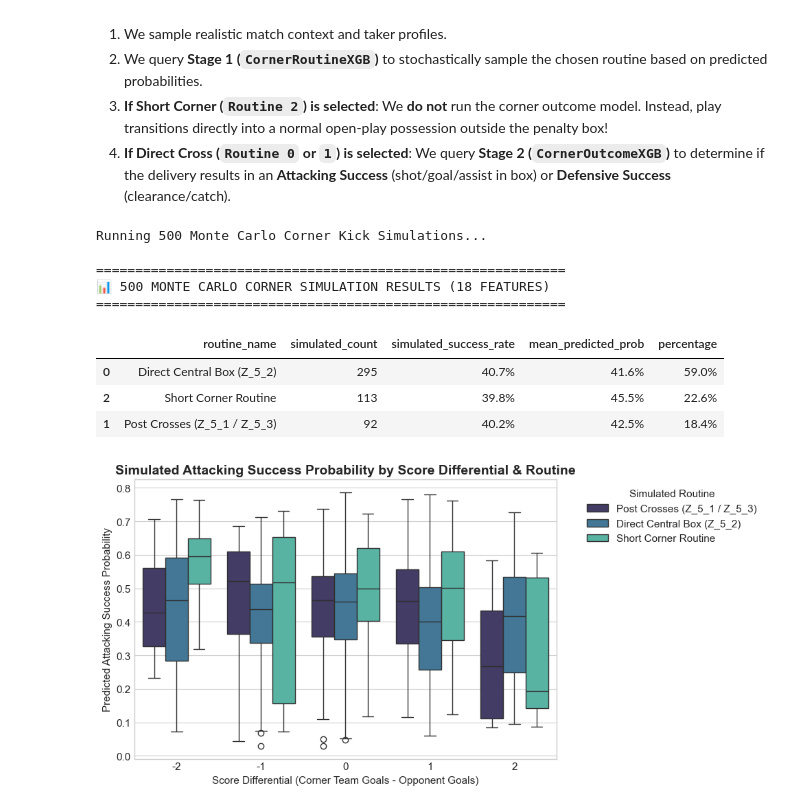
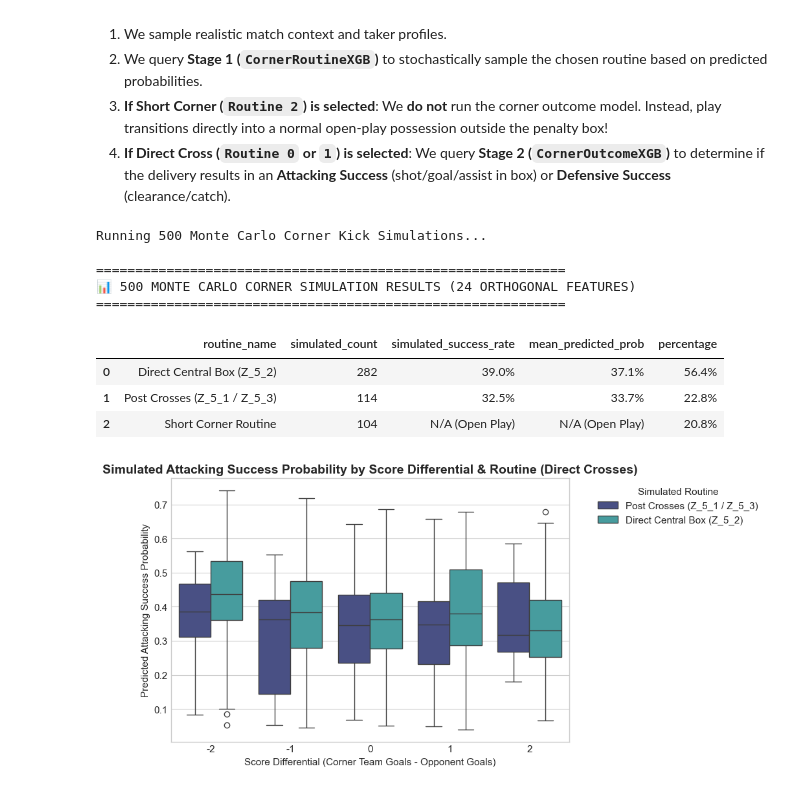
Before and after one commit to paulot/soccer-predictions, a Jupyter notebook: experiments/corner_modeling.ipynb, the cells around one changed output. Cells and saved outputs as stored; diff of their text form; code cells hidden in the pictures.

Commit message:
feat: add routine-based lag and historical rate features to corner prediction model

```diff
--- a/experiments/corner_modeling.ipynb
+++ b/experiments/corner_modeling.ipynb
@@ -38,15 +38,21 @@ plt.rcParams["axes.titleweight"] = "bold"
 
 print("✅ Setup complete. Loading Corner Training Data...")
 
-# Extract / Load Corner Training Data
+# Extract / Load Corner Training Data (Production Mode - All Available Data)
 data_path = "data/corners_training_data_production.csv"
+need_extract = False
 if not os.path.exists(data_path):
-    data_path = "data/corners_training_data_production.csv"
-if not os.path.exists(data_path):
-    print("Extracting corner features from raw StatsBomb events...")
-    df_corners = extract_corner_features(mode="iteration")
+    need_extract = True
 else:
     df_corners = pd.read_csv(data_path)
+    # Check if all required sequence features are present in the loaded dataset
+    if not all(col in df_corners.columns for col in ["routine_lag_1", "hist_rate_routine_0", "consecutive_same_routine"]):
+        print("⚠️ Existing training CSV is missing newly engineered sequence features. Re-extracting...")
+        need_extract = True
+
+if need_extract:
+    print("Extracting updated corner features from raw StatsBomb events (Production Mode)...")
+    df_corners = extract_corner_features(mode="production")
 
 print(f"Total Corner Kick Records Loaded: {len(df_corners)}")
 
@@ -169,12 +179,18 @@ feature_cols = [
     "opp_gk_save_ratio",
     "opp_def_rate",
     "under_pressure",
-    "prev_corner_routine_in_match",
     "corner_cluster_density",
     "aerial_height_advantage",
     "goalkeeper_line_command",
     "taker_corner_assist_rate",
-    "delivery_curve_match",
+    "routine_lag_1",
+    "routine_lag_2",
+    "routine_lag_3",
+    "routine_lag_4",
+    "routine_lag_5",
+    "hist_rate_routine_0",
+    "hist_rate_routine_2",
+    "consecutive_same_routine",
 ]
 
 X = df_corners[feature_cols].fillna(0.0)
@@ -406,12 +422,18 @@ sim_X = pd.DataFrame({
     "opp_gk_save_ratio": np.random.normal(0.72, 0.08, size=n_sims).clip(0.45, 0.95),
     "opp_def_rate": np.random.normal(0.15, 0.05, size=n_sims).clip(0.05, 0.40),
     "under_pressure": np.random.choice([0, 1], size=n_sims, p=[0.7, 0.3]),
-    "prev_corner_routine_in_match": np.random.choice([-1, 0, 1, 2], size=n_sims, p=[0.3, 0.4, 0.2, 0.1]),
     "corner_cluster_density": np.random.choice([0, 1, 2, 3], size=n_sims, p=[0.5, 0.3, 0.15, 0.05]),
     "aerial_height_advantage": np.random.normal(0.0, 0.08, size=n_sims).clip(-0.25, 0.25),
     "goalkeeper_line_command": np.random.normal(0.70, 0.10, size=n_sims).clip(0.30, 0.95),
     "taker_corner_assist_rate": np.random.normal(0.12, 0.05, size=n_sims).clip(0.0, 0.35),
-    "delivery_curve_match": np.random.choice([0, 1], size=n_sims, p=[0.4, 0.6]),
+    "routine_lag_1": np.random.choice([-1, 0, 1, 2], size=n_sims, p=[0.2, 0.6, 0.1, 0.1]),
+    "routine_lag_2": np.random.choice([-1, 0, 1, 2], size=n_sims, p=[0.2, 0.6, 0.1, 0.1]),
+    "routine_lag_3": np.random.choice([-1, 0, 1, 2], size=n_sims, p=[0.2, 0.6, 0.1, 0.1]),
+    "routine_lag_4": np.random.choice([-1, 0, 1, 2], size=n_sims, p=[0.2, 0.6, 0.1, 0.1]),
+    "routine_lag_5": np.random.choice([-1, 0, 1, 2], size=n_sims, p=[0.2, 0.6, 0.1, 0.1]),
+    "hist_rate_routine_0": np.random.normal(0.75, 0.08, size=n_sims).clip(0.40, 0.95),
+    "hist_rate_routine_2": np.random.normal(0.10, 0.05, size=n_sims).clip(0.00, 0.30),
+    "consecutive_same_routine": np.random.choice([0, 1, 2, 3, 4], size=n_sims, p=[0.4, 0.3, 0.15, 0.1, 0.05]),
 })
 
 # 1. Simulate Routine Choice (Stage 1)
@@ -454,37 +476,37 @@ sim_summary["percentage"] = (sim_summary["simulated_count"] / n_sims) * 100
 sim_summary = sim_summary.sort_values(by="simulated_count", ascending=False)
 
 print("\n" + "="*60)
-print(f"📊 500 MONTE CARLO CORNER SIMULATION RESULTS (18 FEATURES)")
+print(f"📊 500 MONTE CARLO CORNER SIMULATION RESULTS (24 ORTHOGONAL FEATURES)")
 print("="*60)
 display(sim_summary.style.format({
     "simulated_success_rate": lambda v: f"{v:.1%}" if pd.notna(v) else "N/A (Open Play)",
     "mean_predicted_prob": lambda v: f"{v:.1%}" if pd.notna(v) else "N/A (Open Play)",
     "percentage": "{:.1f}%"
 }))
 
 # Visualizing Simulation Success Probabilities across Score Differentials (Direct Crosses Only)
 plt.figure(figsize=(10, 5))
 sns.boxplot(
     data=sim_X.dropna(subset=["predicted_success_prob"]),
     x="score_differential",
     y="predicted_success_prob",
     hue="routine_name",
     palette="mako"
 )
 plt.title("Simulated Attacking Success Probability by Score Differential & Routine (Direct Crosses)")
 plt.xlabel("Score Differential (Corner Team Goals - Opponent Goals)")
 plt.ylabel("Predicted Attacking Success Probability")
 plt.legend(title="Simulated Routine", bbox_to_anchor=(1.05, 1), loc='upper left')
 plt.tight_layout()
 plt.show()
 # %% [output]
 Running 500 Monte Carlo Corner Kick Simulations...
 
 ============================================================
-📊 500 MONTE CARLO CORNER SIMULATION RESULTS (18 FEATURES)
+📊 500 MONTE CARLO CORNER SIMULATION RESULTS (24 ORTHOGONAL FEATURES)
 ============================================================
 |  | routine_name | simulated_count | simulated_success_rate | mean_predicted_prob | percentage |
-| 0 | Direct Central Box (Z_5_2) | 295 | 40.7% | 41.6% | 59.0% |
-| 2 | Short Corner Routine | 113 | 39.8% | 45.5% | 22.6% |
-| 1 | Post Crosses (Z_5_1 / Z_5_3) | 92 | 40.2% | 42.5% | 18.4% |
+| 0 | Direct Central Box (Z_5_2) | 282 | 39.0% | 37.1% | 56.4% |
+| 1 | Post Crosses (Z_5_1 / Z_5_3) | 114 | 32.5% | 33.7% | 22.8% |
+| 2 | Short Corner Routine | 104 | N/A (Open Play) | N/A (Open Play) | 20.8% |
-[figure, old version]
+[figure, new version]
```
Also changed, not shown: parts of 3 cells of this notebook, 9 other files.
